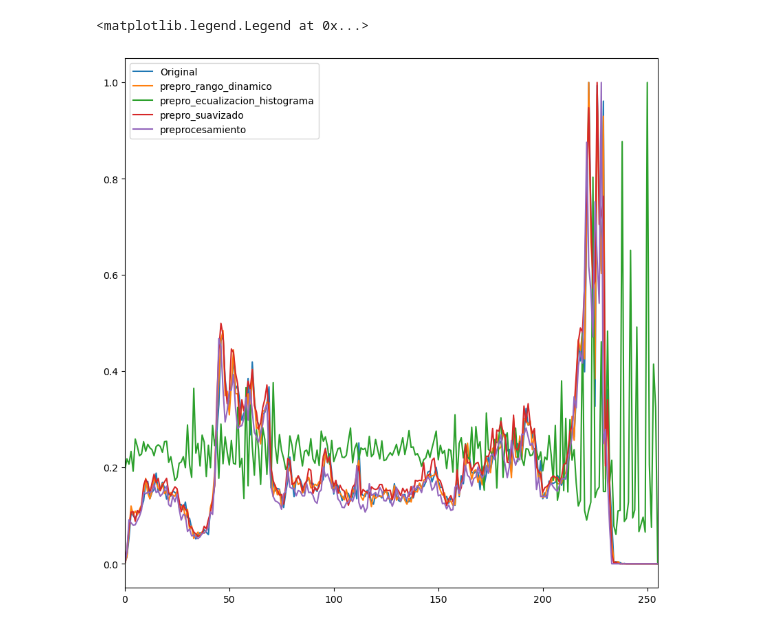
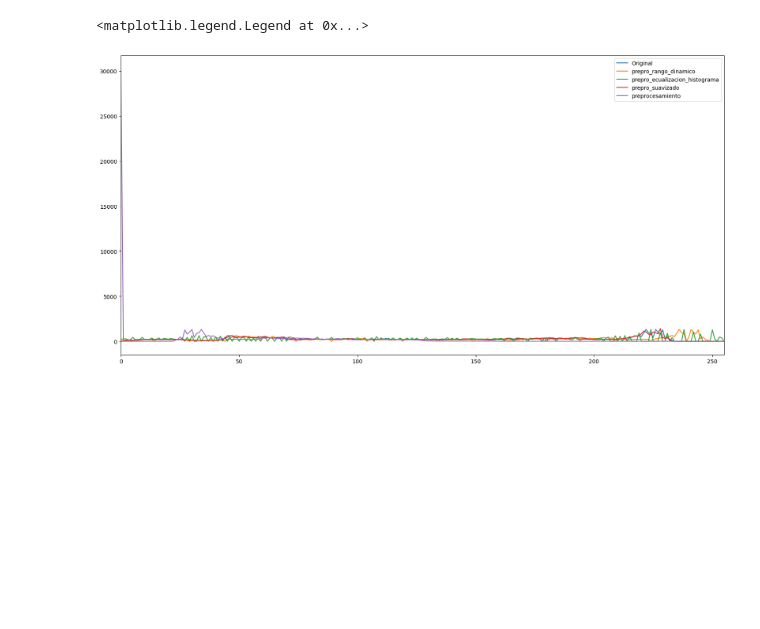
Before and after one commit to tecoloniso/trabajo_vision, a Jupyter notebook: trabajo.ipynb, the cells around one changed output. Saved outputs shown, nothing was run; the diff lists cells and outputs as text; code cells hidden in the pictures; blank space fills up the shorter version.

```diff
--- a/trabajo.ipynb
+++ b/trabajo.ipynb
@@ -16,7 +21,7 @@ def mostrarHistograma(imagen):
 def mostrarHistograma(imagen, ax=None, etiqueta=None):
     imagen = np.uint8(imagen)  # Asegurarse de que la imagen esté en formato uint8
     histograma = cv2.calcHist([imagen], [0], None, [256], [0, 256])
-    histograma = histograma / histograma.max()  # Normalizar el histograma para que no se sobrepasen los límites
+    #histograma = histograma / histograma.max()  # Normalizar el histograma para que no se sobrepasen los límites
 
     if ax is None:
         fig, ax = plt.subplots(figsize=(10, 8))
@@ -91,26 +142,26 @@ def preprocesamiento(imagen): # todo junto
 # %%
 # Cargar la imagen
 imagen = cv2.imread('dataset/cat_dog_100/train/cat/cat.0.jpg',0)
 
 # Listado de técnicas de preprocesamiento
-tecnicas_pre = [prepro_rango_dinamico, prepro_ecualizacion_histograma, prepro_suavizado,preprocesamiento]
+tecnicas_pre = [prepro_rango_dinamico,prepro_ecualizacion_histograma,prepro_suavizado,preprocesamiento] #,prepro_super_pixeles,prepro_ecualizacion_histograma,prepro_eliminar_fondo
 
 # Crear la figura para los histogramas
-fig, ax = plt.subplots(figsize=(10, 10))
+fig, ax = plt.subplots(figsize=(20, 10))
 
 # Mostrar histograma de la imagen original
-mostrarHistograma(modificarImagen(imagen, 256), ax=ax, etiqueta="Original")
-#cv2.imshow('Original', imagen)
+mostrarHistograma(modificarImagen(imagen, resolucion), ax=ax, etiqueta="Original")
+#cv2.imshow('Original', modificarImagen(imagen, resolucion))
 
 # Aplicar las técnicas de preprocesamiento y mostrar los resultados
 for i,tecnica in enumerate(tecnicas_pre):
-    imagen2 = tecnica(imagen)
+    imagen2 = tecnica(modificarImagen(imagen,resolucion))
     mostrarHistograma(imagen2, ax=ax, etiqueta=tecnica.__name__)
     #cv2.imshow(tecnica.__name__, imagen2)
 
 ax.legend()
 #cv2.waitKey(0)
 #cv2.destroyAllWindows()
 # %% [output]
 <matplotlib.legend.Legend at 0x...>
-[figure, old version]
+[figure, new version]
```
Also changed, not shown: parts of 9 cells of this notebook.
